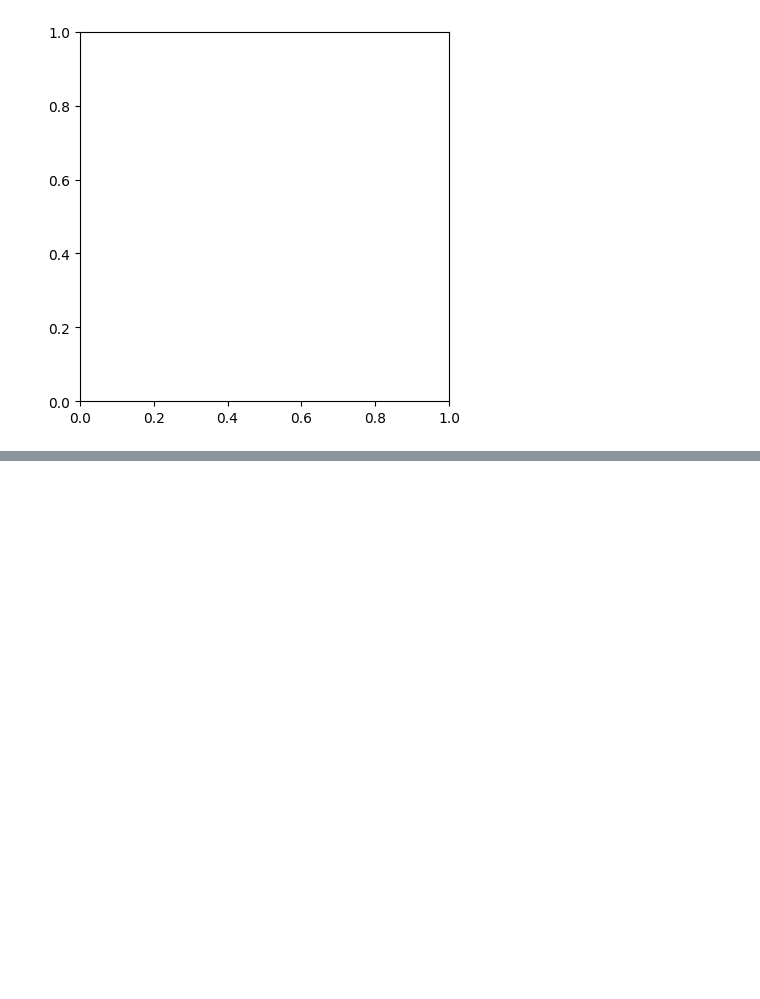
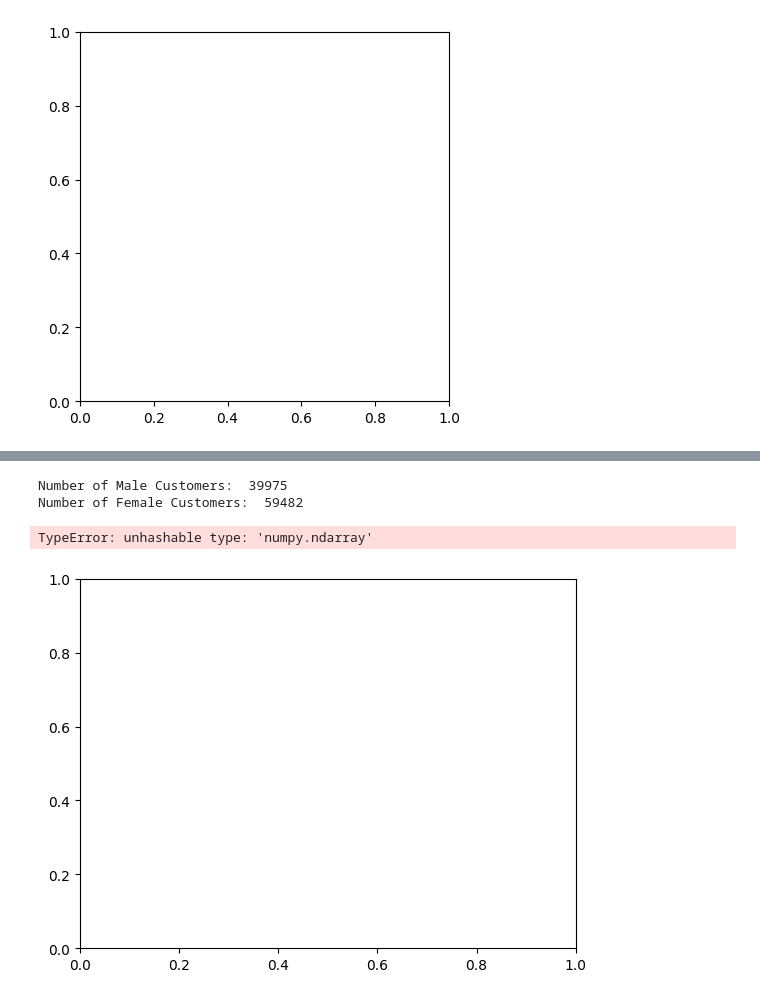
Before and after one commit to OxwardInc/Industrial-Training, a Jupyter notebook: Project/IT_Project/analysis.ipynb, the cells around one changed output, grey strips where cells are left out. Drawn from its saved outputs; the diff is of its cells as text; code cells hidden in the pictures; blank space fills up the shorter version.

```diff
--- a/Project/IT_Project/analysis.ipynb
+++ b/Project/IT_Project/analysis.ipynb
@@ -135,0 +210,20 @@ ValueError: could not convert string to float: 'Credit Card'
+# %%
+# 6. How many male and female customers are in the dataset?
+
+male = data[data.gender == 'Male']
+female = data[data.gender == 'Female']
+
+print("Number of Male Customers: ", len(male))
+print("Number of Female Customers: ", len(female))
+# %% [output]
+Number of Male Customers:  39975
+Number of Female Customers:  59482
+# %%
+# Create a bar chart to represent the gender distribution.
+x = len(male)
+y = len(female)
+plt.bar(x, male, label='Male')
+plt.bar(y, female, bottom=male, label='Female')
+# %% [output]
+TypeError: unhashable type: 'numpy.ndarray'
+[figure, added]
```
Also changed, not shown: parts of 18 cells of this notebook.
